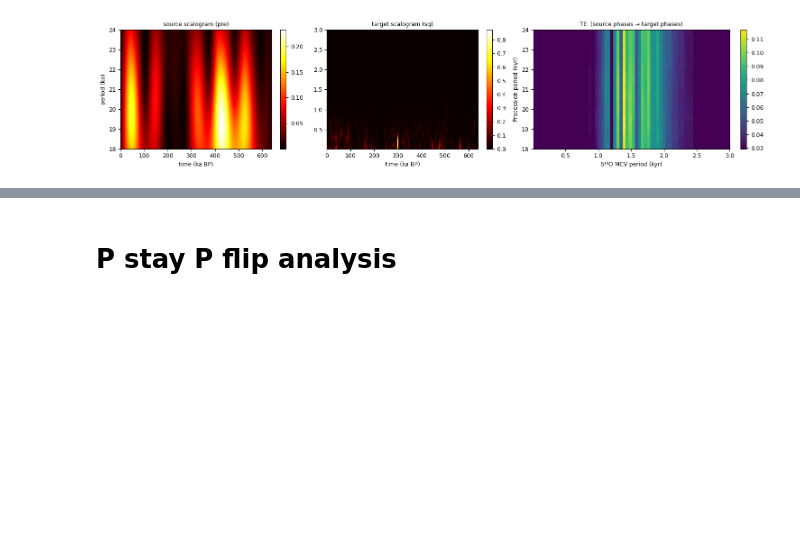
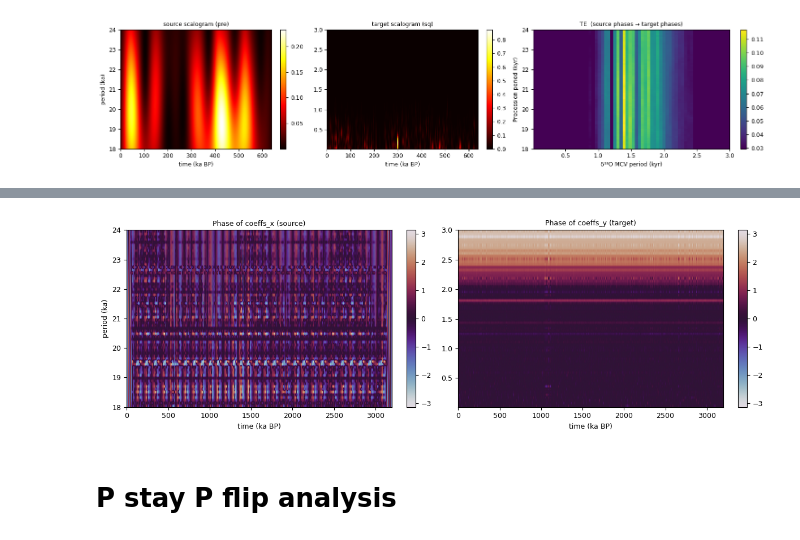
Before and after one commit to Peisong-Zheng/bipolar_seesaw_CCM, a Jupyter notebook: TE_DH_data_d18O.ipynb, the cells around one changed output, grey strips where cells are left out. Drawn from its saved outputs; the diff is of its cells as text; code cells hidden in the pictures; blank space fills up the shorter version.

```diff
--- a/TE_DH_data_d18O.ipynb
+++ b/TE_DH_data_d18O.ipynb
@@ -270,3 +270,86 @@ te_mat, p_src, p_trg = sa.freq_resolved_te(
 # %% [output]
 max-power row = 55   →  period ≈ 23.1 ka
 [figure]
+# %%
+
+wavelet          = 'cmor1.5-1.0'
+sampling_period  = 50            # yr per sample (→ 0.05 ka on the x-axis)
+
+# --- source (forcing) band: 18–24 ka  -------------------------------
+src_min_period   = 18_000        # yr
+src_max_period   = 24_000
+n_src_scales     = 64
+
+# --- target (response) band: 0.01–3 ka  ----------------------------
+trg_min_period   = 10            # yr
+trg_max_period   = 3_000
+n_trg_scales     = 64
+
+# ---------------------------------------------------------------------
+# 2. data  – IMPORTANT: the function reverses time, so we do the same
+# ---------------------------------------------------------------------
+x = pre[::-1].copy()             # forcing, oldest sample first
+y = sq[::-1].copy()              # response
+
+# ---------------------------------------------------------------------
+# 3. helper to turn periods → scales  (identical to the function code)
+# ---------------------------------------------------------------------
+import numpy as np, pywt, matplotlib.pyplot as plt
+
+fc = pywt.central_frequency(wavelet)          # wavelet’s centre freq
+
+def build_scales(min_p, max_p, n_sc):
+    if np.isclose(min_p, max_p):              # “single” band → 3-ish neighbours
+        ctr      = min_p
+        periods  = ctr * np.geomspace(0.8, 1.2, n_sc)
+    else:                                     # log-space band
+        periods  = np.geomspace(min_p, max_p, n_sc)
+    scales = periods * fc / sampling_period   # ➜ pywt scale formula
+    return periods, scales
+
+periods_x, scales_x = build_scales(src_min_period, src_max_period, n_src_scales)
+periods_y, scales_y = build_scales(trg_min_period, trg_max_period, n_trg_scales)
+
+# ---------------------------------------------------------------------
+# 4. continuous wavelet transforms
+# ---------------------------------------------------------------------
+coeffs_x, _ = pywt.cwt(x, scales_x, wavelet, sampling_period=sampling_period)
+coeffs_y, _ = pywt.cwt(y, scales_y, wavelet, sampling_period=sampling_period)
+
+phase_x = np.angle(coeffs_x)       # shape (n_src_scales, N)
+phase_y = np.angle(coeffs_y)       # shape (n_trg_scales, N)
+
+# ---------------------------------------------------------------------
+# 5. quick diagnostic: which source period carries the most power?
+#    (duplicates the print-statement in the original)
+# ---------------------------------------------------------------------
+row_max = (np.abs(coeffs_x)**2).mean(axis=1).argmax()
+print(f"max-power row = {row_max}   →  period ≈ {periods_x[row_max]/1000:.2f} ka")
+
+# ---------------------------------------------------------------------
+# 6. plot phase (“angle scalogram”) for x and y
+# ---------------------------------------------------------------------
+t_ka = np.arange(x.size) * sampling_period / 1000    # time axis in kyr BP
+
+extent_src = [t_ka[0], t_ka[-1], periods_x[0]/1000, periods_x[-1]/1000]
+extent_trg = [t_ka[0], t_ka[-1], periods_y[0]/1000, periods_y[-1]/1000]
+
+fig, ax = plt.subplots(1, 2, figsize=(12, 4),
+                       gridspec_kw={'width_ratios':[1,1]})
+
+im0 = ax[0].imshow(phase_x, origin='upper', aspect='auto',
+                   cmap='twilight', extent=extent_src)
+ax[0].set_title('Phase of coeffs_x (source)')
+ax[0].set_xlabel('time (ka BP)')
+ax[0].set_ylabel('period (ka)')
+plt.colorbar(im0, ax=ax[0], fraction=0.046)
+
+im1 = ax[1].imshow(phase_y, origin='upper', aspect='auto',
+                   cmap='twilight', extent=extent_trg)
+ax[1].set_title('Phase of coeffs_y (target)')
+ax[1].set_xlabel('time (ka BP)')
+plt.colorbar(im1, ax=ax[1], fraction=0.046)
+
+plt.tight_layout()
+plt.show()
+# %% [output]
@@ -273,3 +357,4 @@ max-power row = 55   →  period ≈ 23.1 ka
+[figure, added]
 # %%
 # from toolbox import sq_ana as sa
 # import importlib
```
Also changed, not shown: parts of 1 cell of this notebook, 3 other files.
